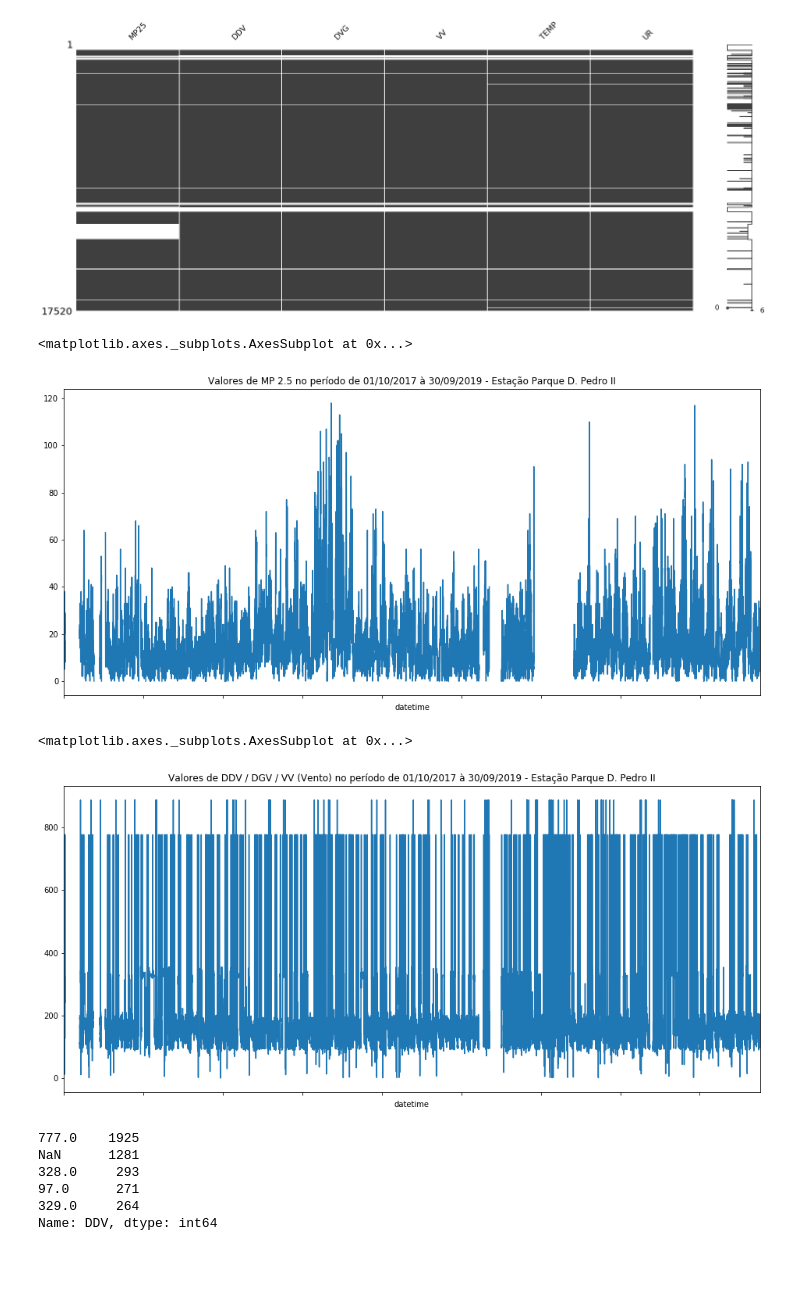
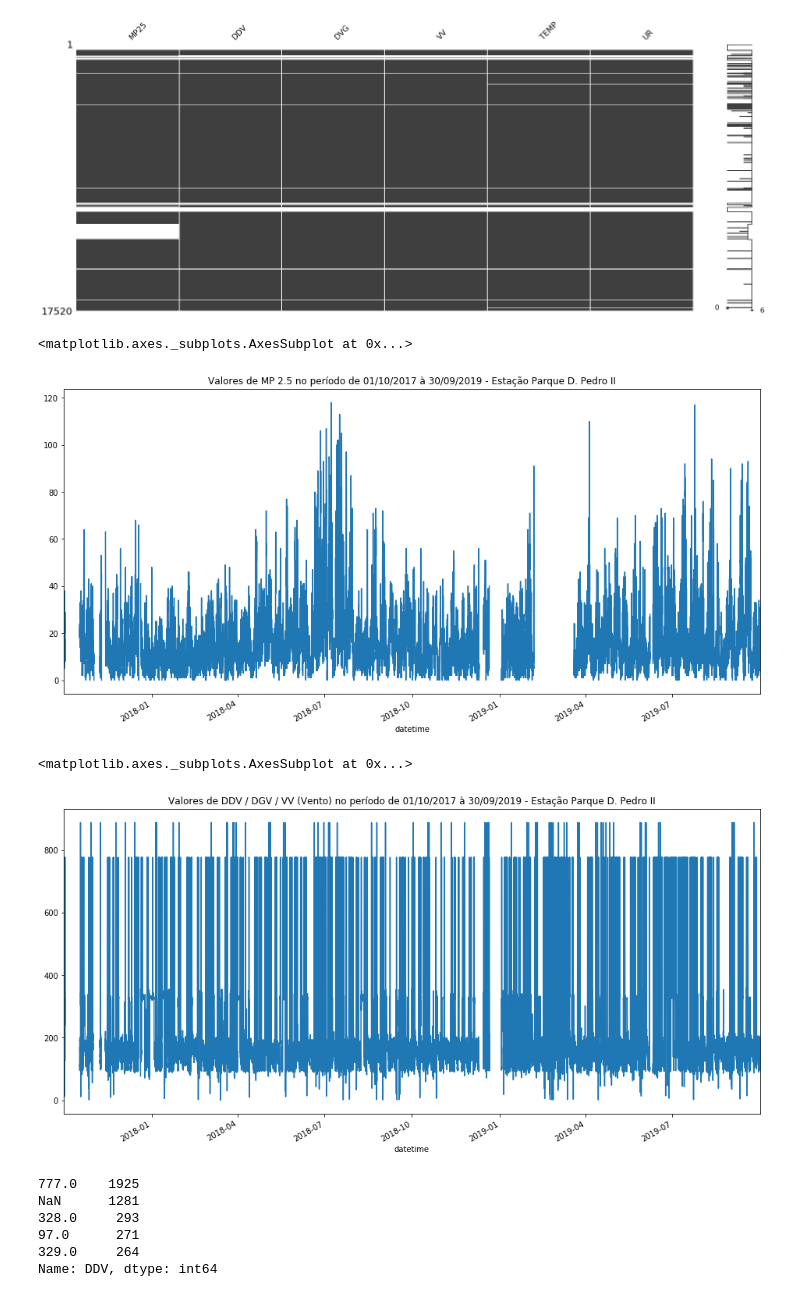
Before and after one commit to rpbenatti/DS-DH-Project, a Jupyter notebook: Projeto-Integrador-Grupo5-RespiroBem.ipynb, the cells around one changed output. Saved outputs shown, nothing was run; the diff lists cells and outputs as text; code cells hidden in the pictures; blank space fills up the shorter version.

```diff
--- a/Projeto-Integrador-Grupo5-RespiroBem.ipynb
+++ b/Projeto-Integrador-Grupo5-RespiroBem.ipynb
@@ -394,15 +394,15 @@ pdp_vento.rename(columns={'Média Horária': 'DDV', 'Média Horária.1': 'DVG',
 pdp_umi_temp.rename(columns={'Média Horária': 'TEMP', 'Média Horária.1': 'UR'}, inplace=True)
 
 pdp_mp25['Hora'] = pdp_mp25['Hora'].str.replace('24:00','23:59')
-pdp_mp25['datetime'] = pd.to_datetime(pdp_mp25['Data'] + ' ' + pdp_mp25['Hora'])
+pdp_mp25['datetime'] = pd.to_datetime(pdp_mp25['Data'] + ' ' + pdp_mp25['Hora'], dayfirst=True)
 pdp_mp25.drop(['Data', 'Hora'], axis=1, inplace=True)
 
 pdp_vento['Hora'] = pdp_vento['Hora'].str.replace('24:00','23:59')
-pdp_vento['datetime'] = pd.to_datetime(pdp_vento['Data'] + ' ' + pdp_vento['Hora'])
+pdp_vento['datetime'] = pd.to_datetime(pdp_vento['Data'] + ' ' + pdp_vento['Hora'], dayfirst=True)
 pdp_vento.drop(['Data', 'Hora'], axis=1, inplace=True)
 
 pdp_umi_temp['Hora'] = pdp_umi_temp['Hora'].str.replace('24:00','23:59')
-pdp_umi_temp['datetime'] = pd.to_datetime(pdp_umi_temp['Data'] + ' ' + pdp_umi_temp['Hora'])
+pdp_umi_temp['datetime'] = pd.to_datetime(pdp_umi_temp['Data'] + ' ' + pdp_umi_temp['Hora'], dayfirst=True)
 pdp_umi_temp.drop(['Data', 'Hora'], axis=1, inplace=True)
 
 pdp = pdp_mp25.merge(pdp_vento, how='outer', on=['datetime'])
@@ -430,19 +430,17 @@ msno.matrix(pdp)
 # %%
 plt.figure(figsize=(16,8))
 plt.title('Valores de MP 2.5 no período de 01/10/2017 à 30/09/2019 - Estação Parque D. Pedro II')
-pdp.index = pdp.index - pdp.index[0]
 pdp.MP25.plot()
 # %% [output]
 <matplotlib.axes._subplots.AxesSubplot at 0x...>
-[figure, old version]
+[figure, new version]
 # %%
 plt.figure(figsize=(16,8))
 plt.title('Valores de DDV / DGV / VV (Vento) no período de 01/10/2017 à 30/09/2019 - Estação Parque D. Pedro II')
-pdp.index = pdp.index - pdp.index[0]
 pdp.DDV.plot()
 # %% [output]
 <matplotlib.axes._subplots.AxesSubplot at 0x...>
-[figure, old version]
+[figure, new version]
 # %%
 pdp.DDV.value_counts(dropna=False).head()
 # %% [output]
```
Also changed, not shown: parts of 9 cells of this notebook.
